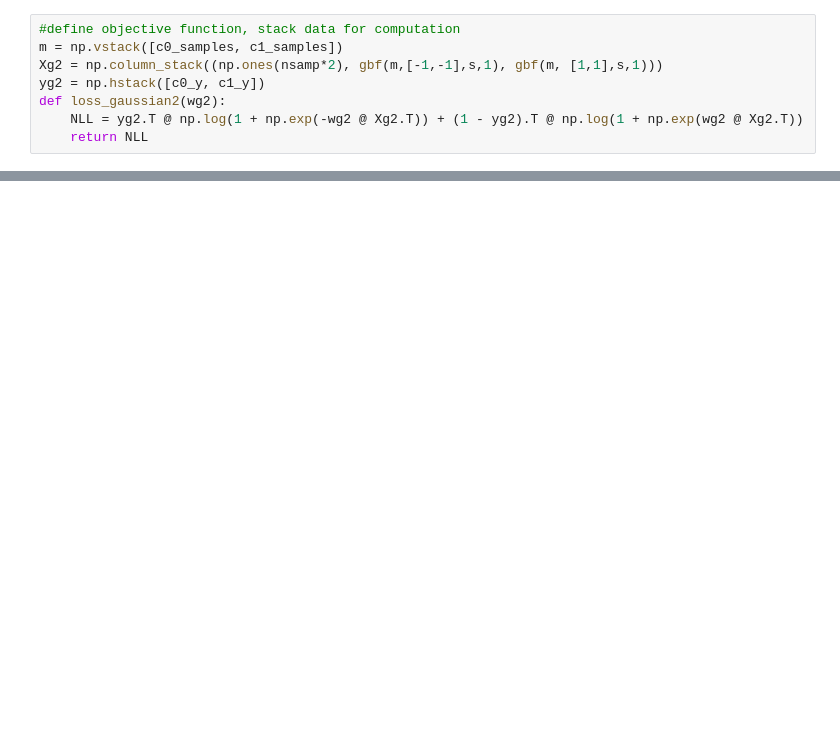
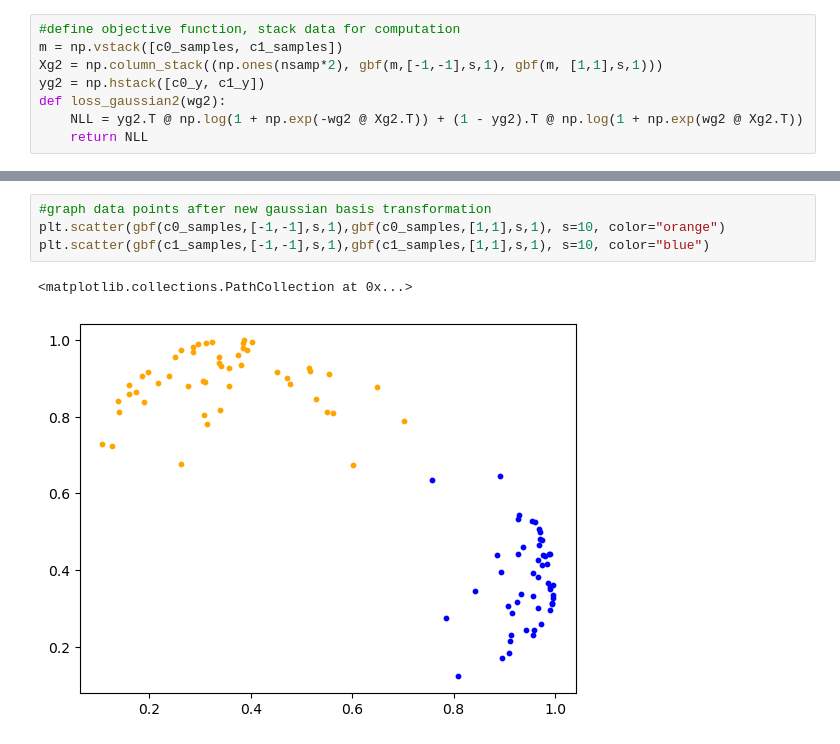
Before and after one commit to asaha1203/cx-4803, a Jupyter notebook: hw_7/hw_7_q3.ipynb, the cells around one changed output, grey strips where cells are left out. Drawn from its saved outputs; the diff is of its cells as text; blank space fills up the shorter version.

```diff
--- a/hw_7/hw_7_q3.ipynb
+++ b/hw_7/hw_7_q3.ipynb
@@ -127,0 +125,7 @@ plt.contour(x1,x2,Z,0)
+# %%
+#graph data points after new gaussian basis transformation
+plt.scatter(gbf(c0_samples,[-1,-1],s,1),gbf(c0_samples,[1,1],s,1), s=10, color="orange")
+plt.scatter(gbf(c1_samples,[-1,-1],s,1),gbf(c1_samples,[1,1],s,1), s=10, color="blue")
+# %% [output]
+<matplotlib.collections.PathCollection at 0x...>
+[figure, added]
```
Also changed, not shown: parts of 9 cells of this notebook.
